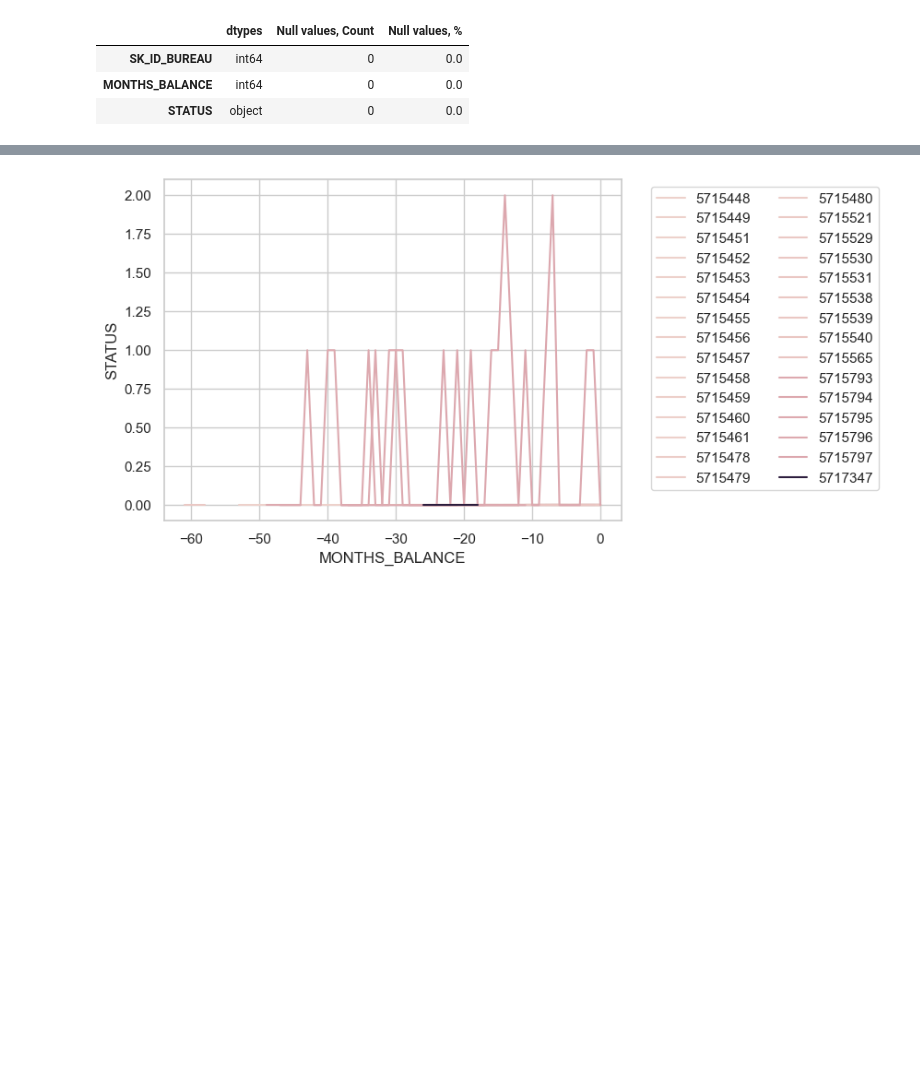
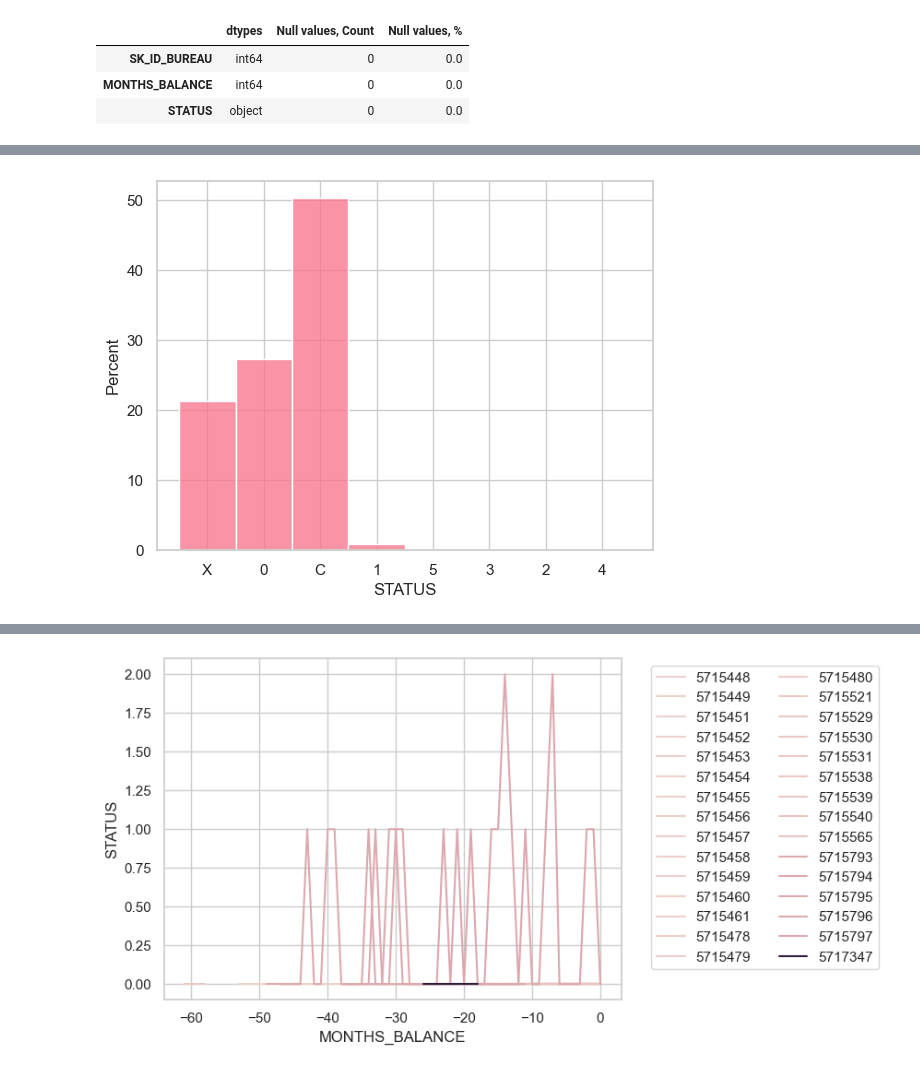
Before and after one commit to gkukse/Home-Credit-Default-Risk, a Jupyter notebook: bureau.ipynb, the cells around one changed output, grey strips where cells are left out. Drawn from its saved outputs; the diff is of its cells as text; code cells hidden in the pictures; blank space fills up the shorter version.

```diff
--- a/bureau.ipynb
+++ b/bureau.ipynb
@@ -41,12 +47,3 @@ Dataset has 0 duplicates
 | SK_ID_BUREAU | int64 | 0 | 0.0 |
 | MONTHS_BALANCE | int64 | 0 | 0.0 |
 | STATUS | object | 0 | 0.0 |
-# %%
-def bureau_balance_data_clean(df):
-    df['Closed'] = np.where(df['STATUS'] == 'Closed', 1, 0)
-
-    df['STATUS'] = df['STATUS'].replace({'C': 0, 'X': np.nan}).astype(float)
-    df['STATUS'] = df['STATUS'].infer_objects(copy=False)
-    return df
-
-bureau_balance = bureau_balance_data_clean(bureau_balance)
@@ -63,0 +69,5 @@ X: No loan for the month</br>
+# %%
+sns.histplot(data=bureau_balance_sample, x='STATUS', stat='percent')
+plt.show()
+# %% [output]
+[figure, added]
```
Also changed, not shown: parts of 94 cells of this notebook, 4 other files.
